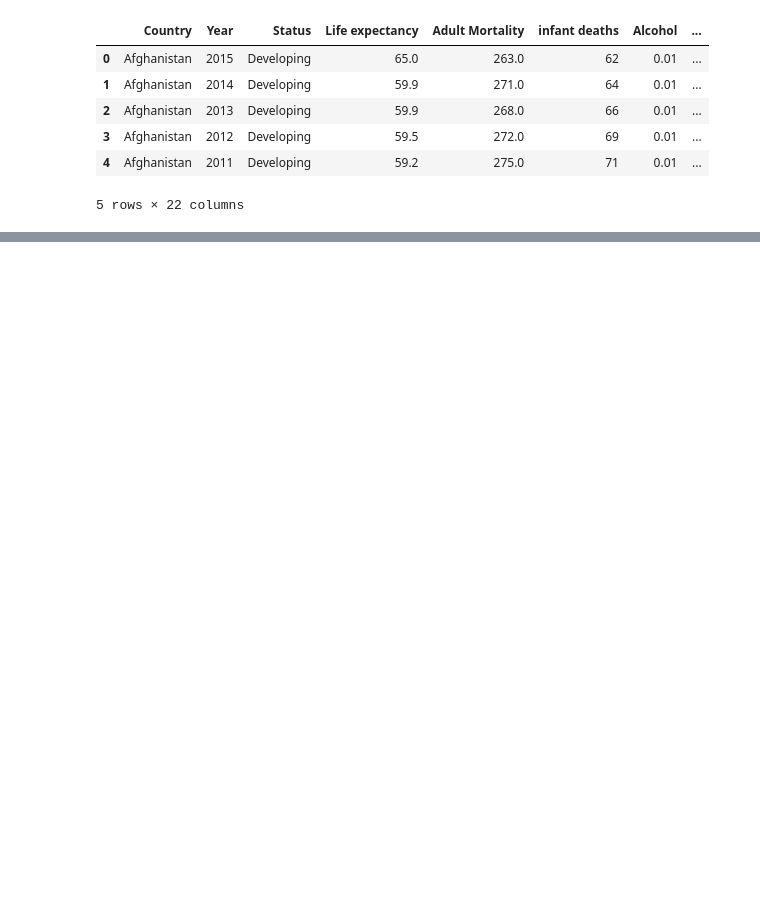
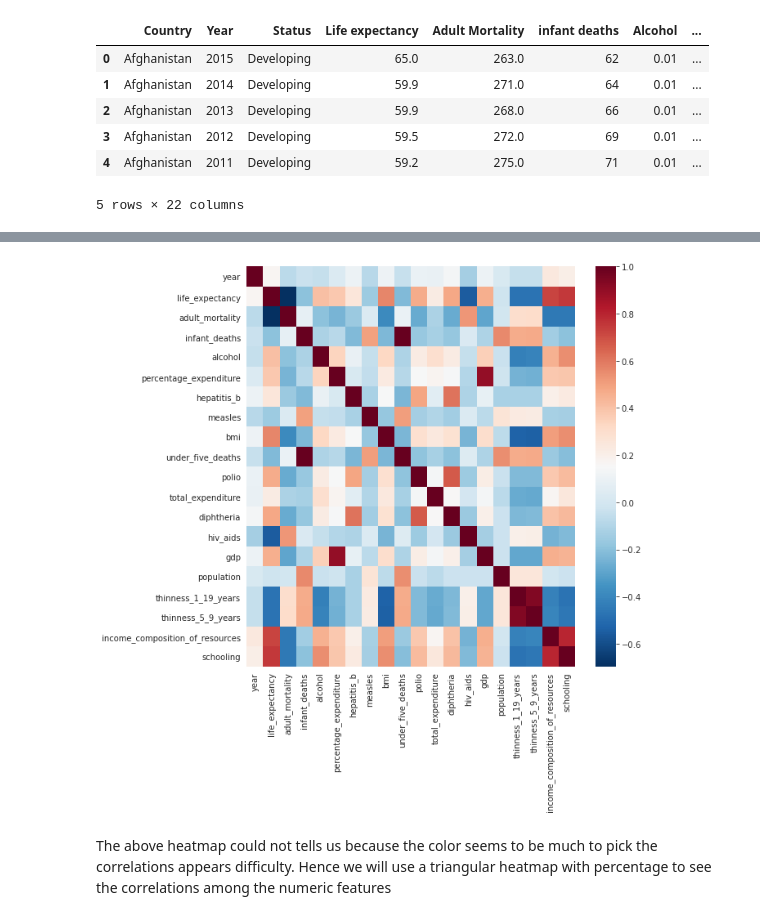
Before and after one commit to apache-21/Statistical_Analysis_factors_affecting_life_expectancy, a Jupyter notebook: exploratory_analysis/eda_on_life_expectancy_dataset.ipynb, the cells around one changed output, grey strips where cells are left out. Drawn from its saved outputs; the diff is of its cells as text; code cells hidden in the pictures; blank space fills up the shorter version.

```diff
--- a/exploratory_analysis/eda_on_life_expectancy_dataset.ipynb
+++ b/exploratory_analysis/eda_on_life_expectancy_dataset.ipynb
@@ -25,0 +160,14 @@ df.head()
+# %%
+# Calculate correlations between numeric features
+correlations = df.corr()
+# %%
+# Increase the figsize to 7 x 6
+plt.figure(figsize=(9,9))
+
+# Plot heatmap of correlations
+sns.heatmap(correlations, cmap='RdBu_r')
+plt.show()
+# %% [output]
+[figure, added]
+# %% [markdown]
+The above heatmap could not tells us because the color seems to be much to pick the correlations appears difficulty. Hence we will use a triangular heatmap with percentage to see the correlations among the numeric features
```
Also changed, not shown: parts of 34 cells of this notebook, 2 other files.
